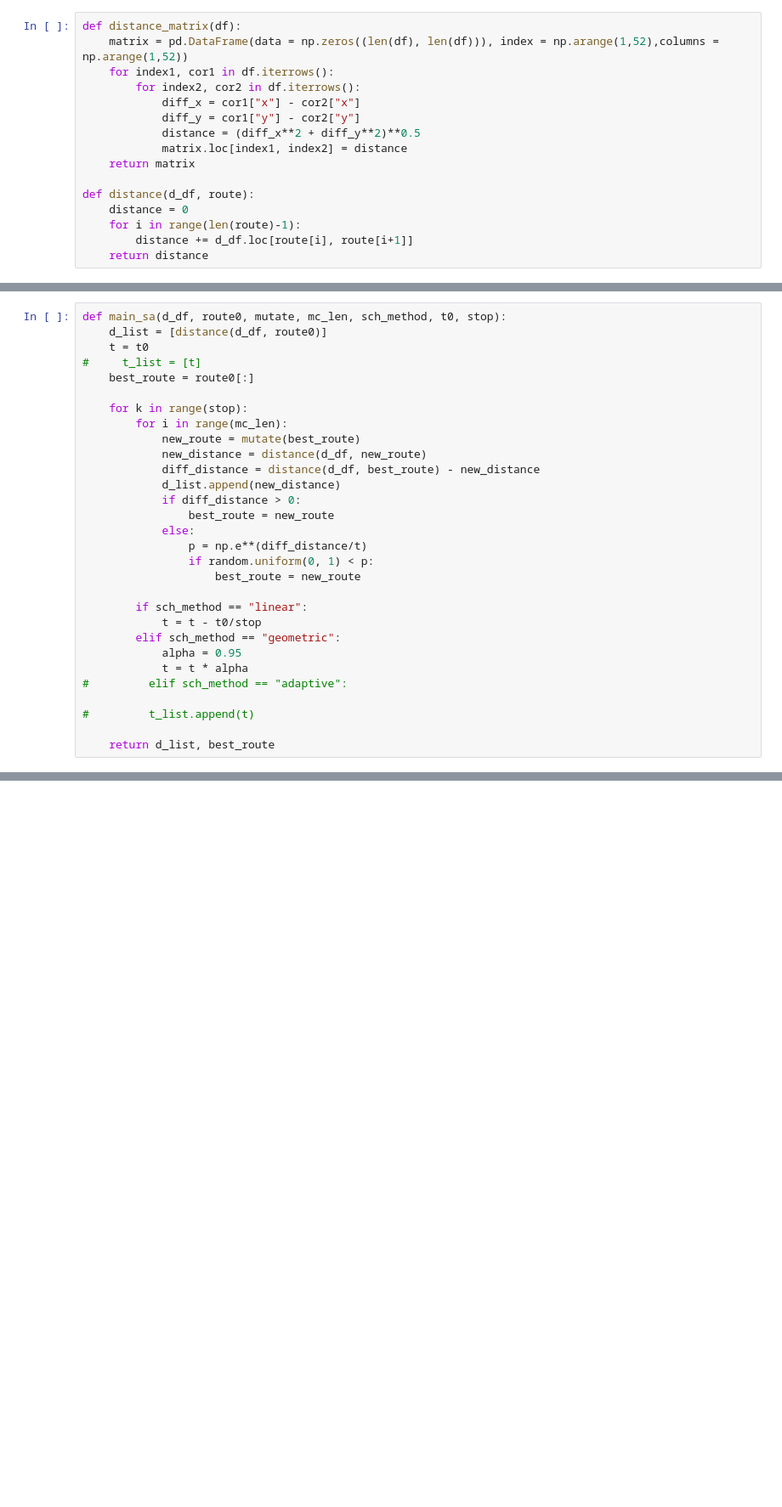
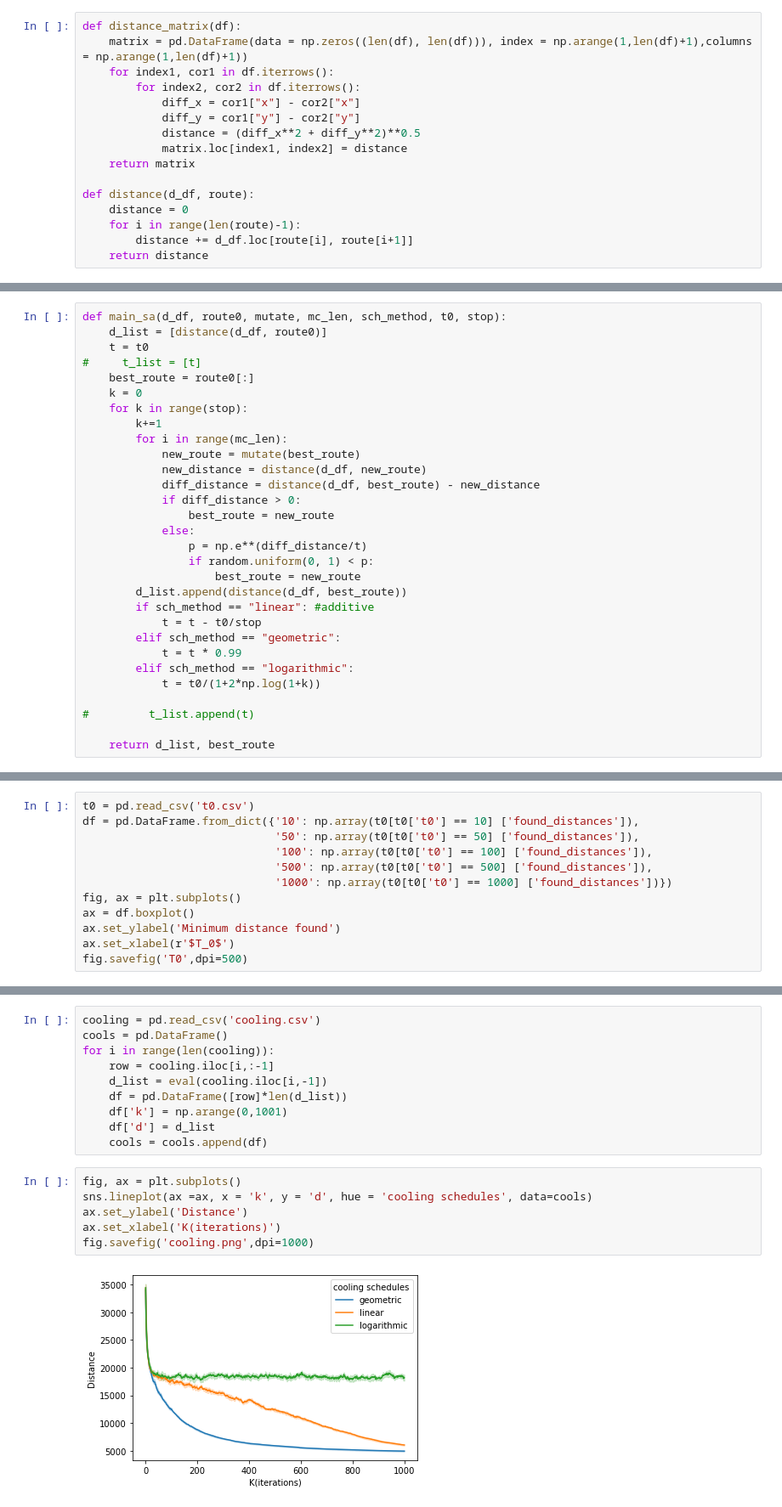
Before and after one commit to YunxiangLi/Stochastic-Simulation-2021, a Jupyter notebook: Assignment 3/SA.ipynb, the cells around one changed output, grey strips where cells are left out. Shown at 85% size. Saved outputs shown, nothing was run; the diff lists cells and outputs as text; blank space fills up the shorter version.

```diff
--- a/Assignment 3/SA.ipynb
+++ b/Assignment 3/SA.ipynb
@@ -12,6 +26,6 @@ opt51 = [int(l[:-1]) for l in lines]
 # %%
 def distance_matrix(df):
-    matrix = pd.DataFrame(data = np.zeros((len(df), len(df))), index = np.arange(1,52),columns = np.arange(1,52))
+    matrix = pd.DataFrame(data = np.zeros((len(df), len(df))), index = np.arange(1,len(df)+1),columns = np.arange(1,len(df)+1))
     for index1, cor1 in df.iterrows():
         for index2, cor2 in df.iterrows():
             diff_x = cor1["x"] - cor2["x"]
@@ -52,26 +66,26 @@ def main_sa(d_df, route0, mutate, mc_len, sch_method, t0, stop):
     t = t0
 #     t_list = [t]
     best_route = route0[:]
-
+    k = 0
     for k in range(stop):
+        k+=1
         for i in range(mc_len):
             new_route = mutate(best_route)
             new_distance = distance(d_df, new_route)
             diff_distance = distance(d_df, best_route) - new_distance
-            d_list.append(new_distance)
             if diff_distance > 0:
                 best_route = new_route
             else:
                 p = np.e**(diff_distance/t)
                 if random.uniform(0, 1) < p:
                     best_route = new_route
-
-        if sch_method == "linear":
+        d_list.append(distance(d_df, best_route))
+        if sch_method == "linear": #additive
             t = t - t0/stop
         elif sch_method == "geometric":
-            alpha = 0.95
-            t = t * alpha
-#         elif sch_method == "adaptive":
+            t = t * 0.99
+        elif sch_method == "logarithmic":
+            t = t0/(1+2*np.log(1+k))
 
 #         t_list.append(t)
 
@@ -116,0 +253,12 @@ geometric 20 3/3 done
+# %%
+t0 = pd.read_csv('t0.csv')
+df = pd.DataFrame.from_dict({'10': np.array(t0[t0['t0'] == 10] ['found_distances']),
+                             '50': np.array(t0[t0['t0'] == 50] ['found_distances']),
+                             '100': np.array(t0[t0['t0'] == 100] ['found_distances']),
+                             '500': np.array(t0[t0['t0'] == 500] ['found_distances']),
+                             '1000': np.array(t0[t0['t0'] == 1000] ['found_distances'])})
+fig, ax = plt.subplots()
+ax = df.boxplot()
+ax.set_ylabel('Minimum distance found')
+ax.set_xlabel(r'$T_0$')
+fig.savefig('T0',dpi=500)
@@ -116,0 +275,18 @@ geometric 20 3/3 done
+# %%
+cooling = pd.read_csv('cooling.csv')
+cools = pd.DataFrame()
+for i in range(len(cooling)):
+    row = cooling.iloc[i,:-1]
+    d_list = eval(cooling.iloc[i,-1])
+    df = pd.DataFrame([row]*len(d_list))
+    df['k'] = np.arange(0,1001)
+    df['d'] = d_list
+    cools = cools.append(df)
+# %%
+fig, ax = plt.subplots()
+sns.lineplot(ax =ax, x = 'k', y = 'd', hue = 'cooling schedules', data=cools)
+ax.set_ylabel('Distance')
+ax.set_xlabel('K(iterations)')
+fig.savefig('cooling.png',dpi=1000)
+# %% [output]
+[figure, added]
```
Also changed, not shown: parts of 24 cells of this notebook.
